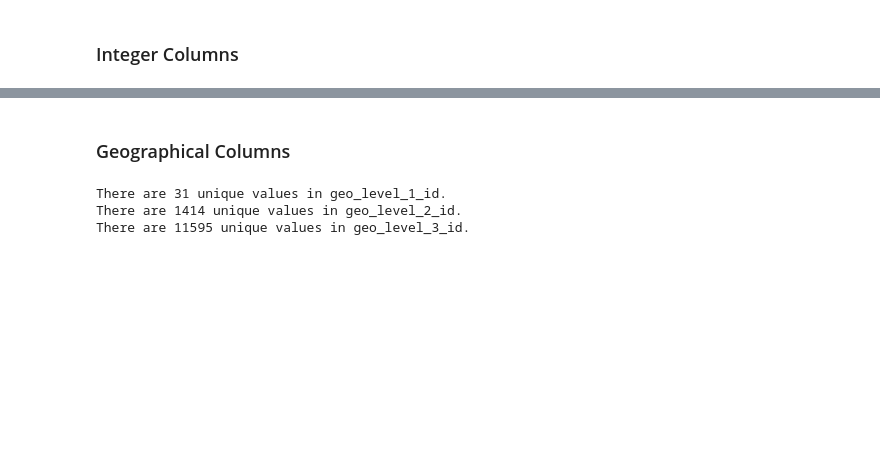
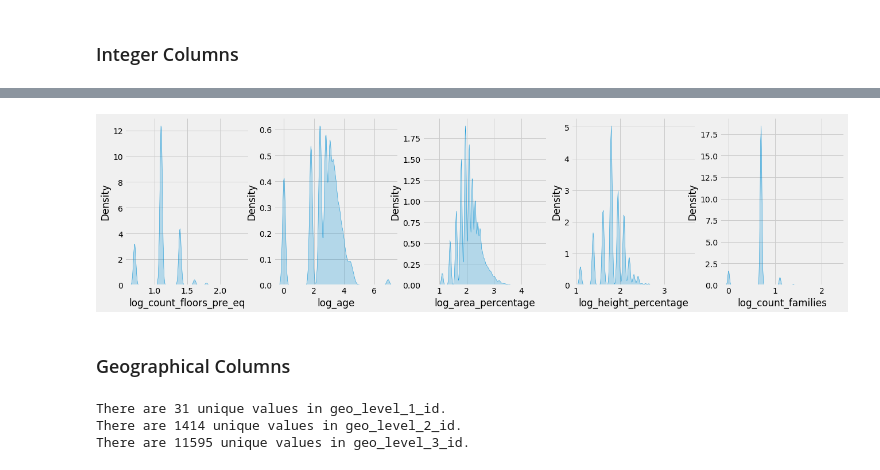
Before and after one commit to fivearm/Capstone_Repo, a Jupyter notebook: Data_Exploration.ipynb, the cells around one changed output, grey strips where cells are left out. Cells and saved outputs as stored; diff of their text form; code cells hidden in the pictures; blank space fills up the shorter version.

```diff
--- a/Data_Exploration.ipynb
+++ b/Data_Exploration.ipynb
@@ -114,3 +129,16 @@ for ax, col in zip(axs, integer_cols):
+# %%
+for col in integer_cols:
+    df[f'log_{col}'] = df[col].apply(lambda x: np.log(x+1))
+log_cols = []
+for col in df.columns:
+    if col.startswith('log'):
+        log_cols.append(col)
+# %%
+fig, axs = plt.subplots(1, 5, figsize=(20, 5))
+for ax, col in zip(axs, log_cols):
+    sns.kdeplot(df[col], ax=ax, shade=True);
+# %% [output]
+[figure, added]
 # %% [markdown]
 ### Geographical Columns
 # %%
```
Also changed, not shown: parts of 18 cells of this notebook.
